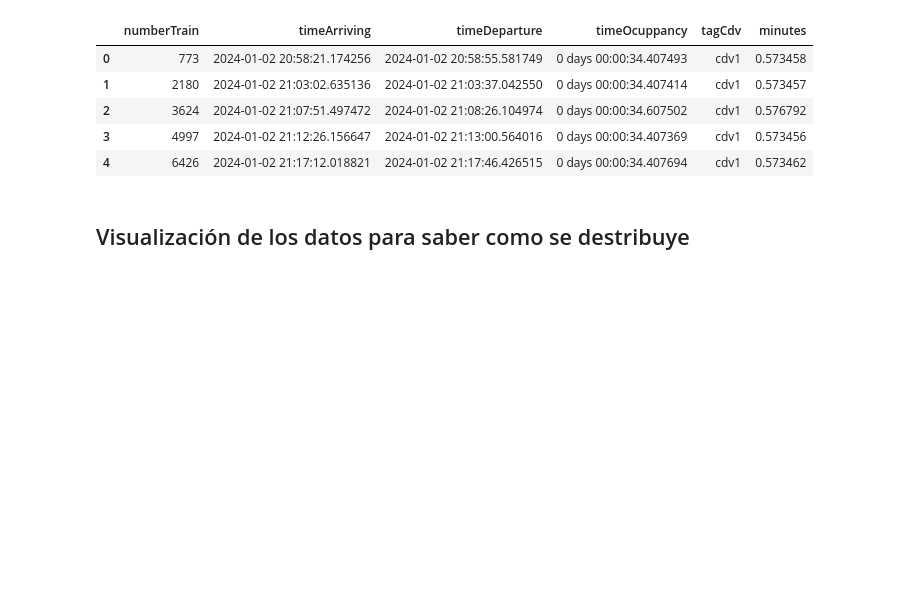
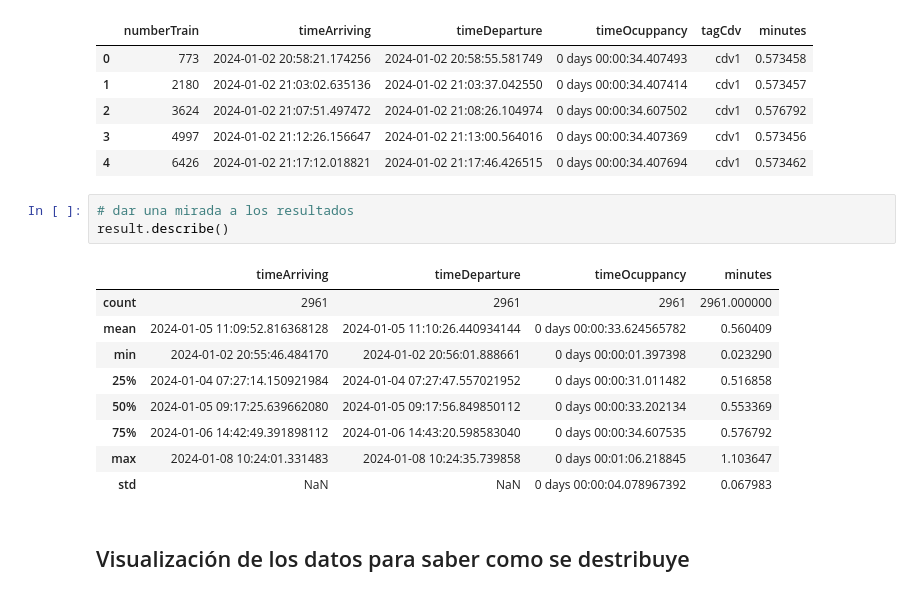
Before and after one commit to darwin1k/metroOccupancy, a Jupyter notebook: EDAcomplete.ipynb, the cells around one changed output. Cells and saved outputs as stored; diff of their text form; blank space fills up the shorter version.

```diff
--- a/EDAcomplete.ipynb
+++ b/EDAcomplete.ipynb
@@ -184,6 +184,19 @@ result.head(5)
 | 2 | 3624 | 2024-01-02 21:07:51.497472 | 2024-01-02 21:08:26.104974 | 0 days 00:00:34.607502 | cdv1 | 0.576792 |
 | 3 | 4997 | 2024-01-02 21:12:26.156647 | 2024-01-02 21:13:00.564016 | 0 days 00:00:34.407369 | cdv1 | 0.573456 |
 | 4 | 6426 | 2024-01-02 21:17:12.018821 | 2024-01-02 21:17:46.426515 | 0 days 00:00:34.407694 | cdv1 | 0.573462 |
+# %%
+# dar una mirada a los resultados
+result.describe()
+# %% [output]
+|  | timeArriving | timeDeparture | timeOcuppancy | minutes |
+| count | 2961 | 2961 | 2961 | 2961.000000 |
+| mean | 2024-01-05 11:09:52.816368128 | 2024-01-05 11:10:26.440934144 | 0 days 00:00:33.624565782 | 0.560409 |
+| min | 2024-01-02 20:55:46.484170 | 2024-01-02 20:56:01.888661 | 0 days 00:00:01.397398 | 0.023290 |
+| 25% | 2024-01-04 07:27:14.150921984 | 2024-01-04 07:27:47.557021952 | 0 days 00:00:31.011482 | 0.516858 |
+| 50% | 2024-01-05 09:17:25.639662080 | 2024-01-05 09:17:56.849850112 | 0 days 00:00:33.202134 | 0.553369 |
+| 75% | 2024-01-06 14:42:49.391898112 | 2024-01-06 14:43:20.598583040 | 0 days 00:00:34.607535 | 0.576792 |
+| max | 2024-01-08 10:24:01.331483 | 2024-01-08 10:24:35.739858 | 0 days 00:01:06.218845 | 1.103647 |
+| std | NaN | NaN | 0 days 00:00:04.078967392 | 0.067983 |
 # %% [markdown]
 ## Visualización de los datos para saber como se destribuye
 # %%
```
Also changed, not shown: parts of 5 cells of this notebook.
